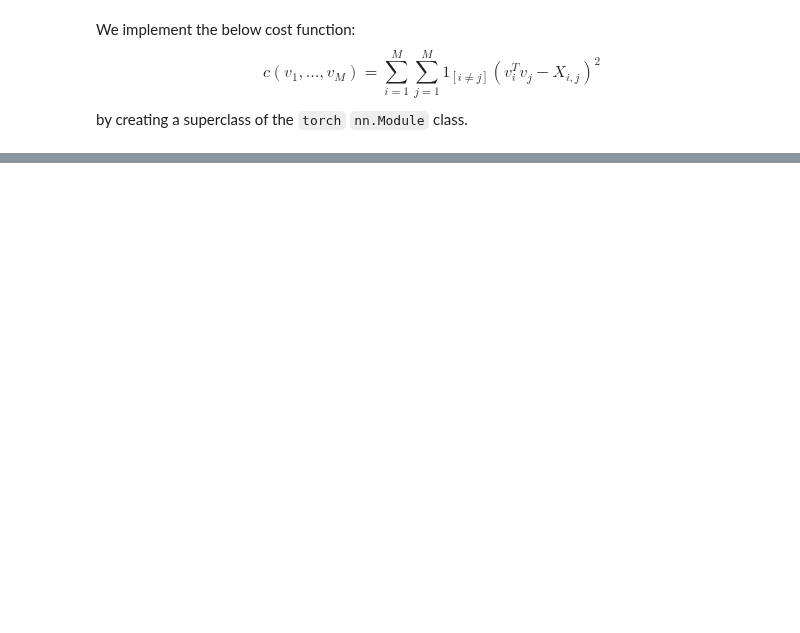
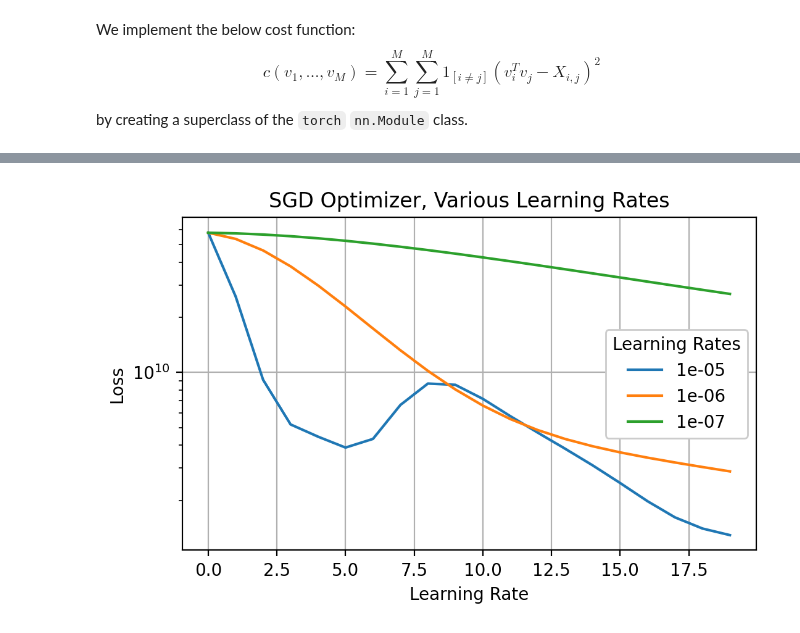
Before and after one commit to Team4IDS576/homework-assignments, a Jupyter notebook: Homework_2_Problem_2.ipynb, the cells around one changed output, grey strips where cells are left out. Cells and saved outputs as stored; diff of their text form; code cells hidden in the pictures; blank space fills up the shorter version.

```diff
--- a/Homework_2_Problem_2.ipynb
+++ b/Homework_2_Problem_2.ipynb
@@ -340,0 +392,4 @@ Recommended Movies:
+# %%
+plot_losses(results[:3])
+# %% [output]
+[figure, added]
```
Also changed, not shown: parts of 29 cells of this notebook.
